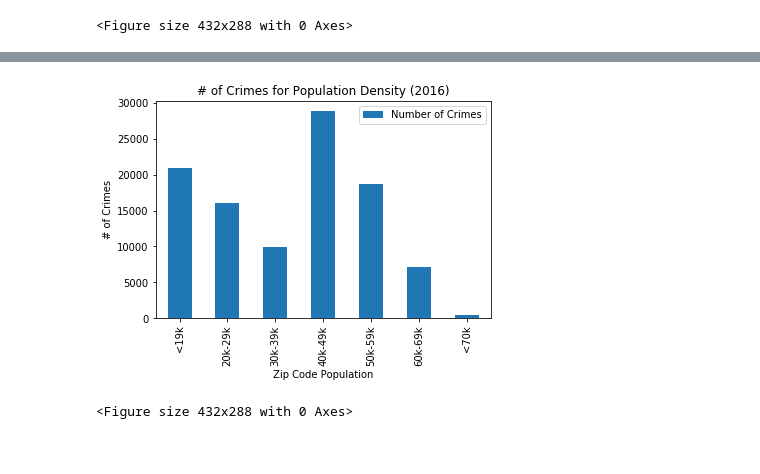
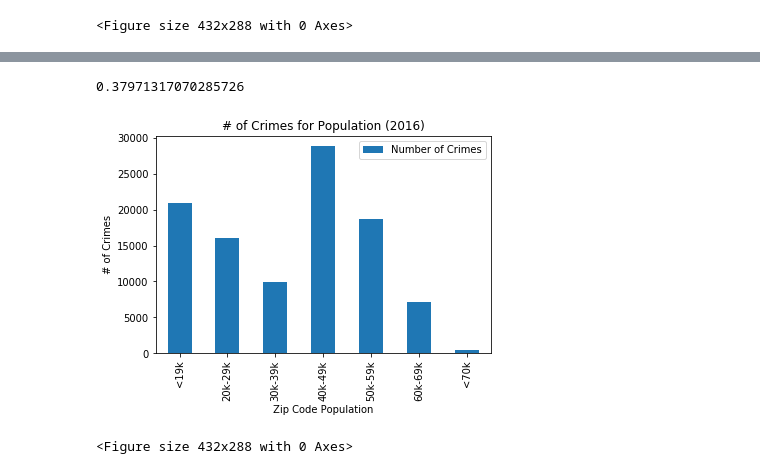
Before and after one commit to AshleyMcGee/atx_crime_analysis, a Jupyter notebook: ashley_patterson/AshPatt_graphs.ipynb, the cells around one changed output, grey strips where cells are left out. Cells and saved outputs as stored; diff of their text form; code cells hidden in the pictures.

Commit message:
added graph pics and code update

```diff
--- a/ashley_patterson/AshPatt_graphs.ipynb
+++ b/ashley_patterson/AshPatt_graphs.ipynb
@@ -96,3 +88,9 @@ zillow_file.head()
+# %%
+zillow_file.head()
+correlation = zillow_file['Reports'].corr(zillow_file['Population'])
+correlation
+# %% [output]
+0.37971317070285726
 # %%
 bin_two = [0, 19999, 29999, 39999, 49999, 59999, 69999, 799999]
 group_labels_two = ["<19k", "20k-29k", "30k-39k", "40k-49k", "50k-59k",
@@ -105,10 +103,11 @@ number_crimes = cen_group["Reports"].sum()
 df_graph_two = pd.DataFrame({"Number of Crimes":number_crimes
                                    })
 # %%
-bar_chart = df_graph_two.plot(kind="bar", title="# of Crimes for Population Density (2016)")
+bar_chart = df_graph_two.plot(kind="bar", title="# of Crimes for Population (2016)")
 bar_chart.set_xlabel("Zip Code Population")
 bar_chart.set_ylabel("# of Crimes")
+plt.savefig('popcrime.png',bbox_inches='tight')
 fig = plt.figure()
 # %% [output]
-[figure, old version]
+[figure, new version]
 <Figure size 432x288 with 0 Axes>
```
Also changed, not shown: parts of 2 cells of this notebook, 2 other files.
